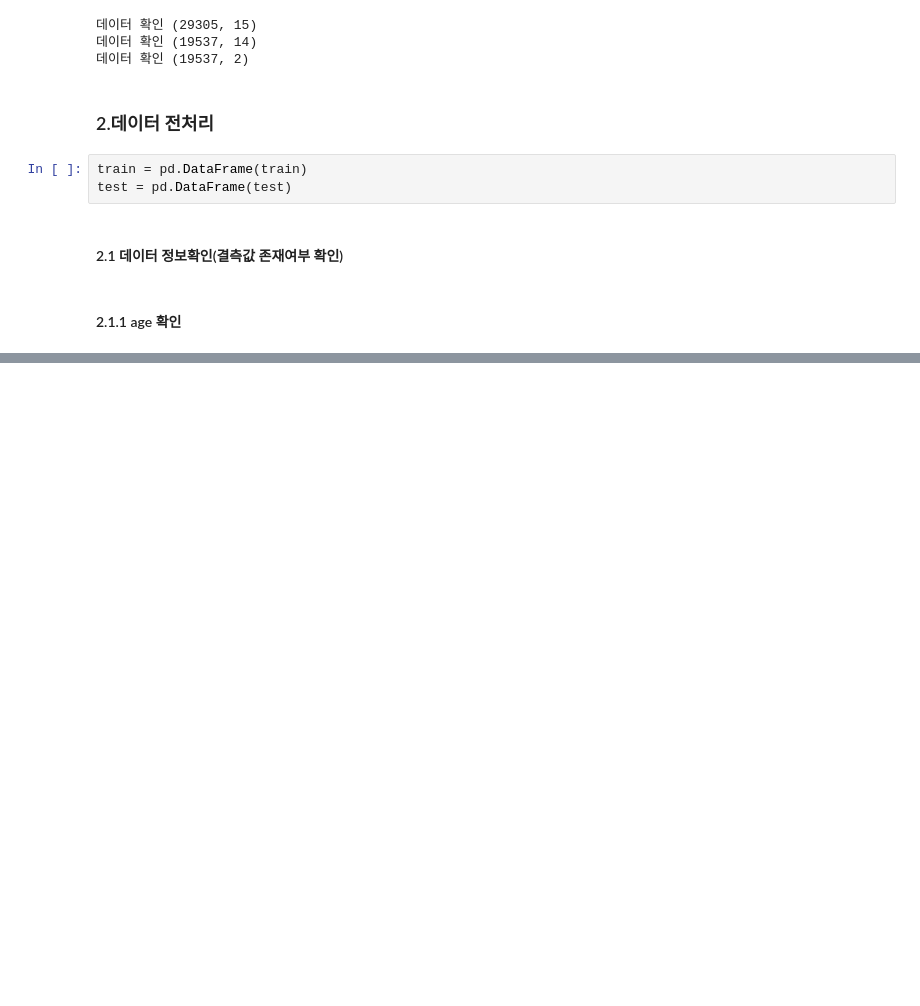
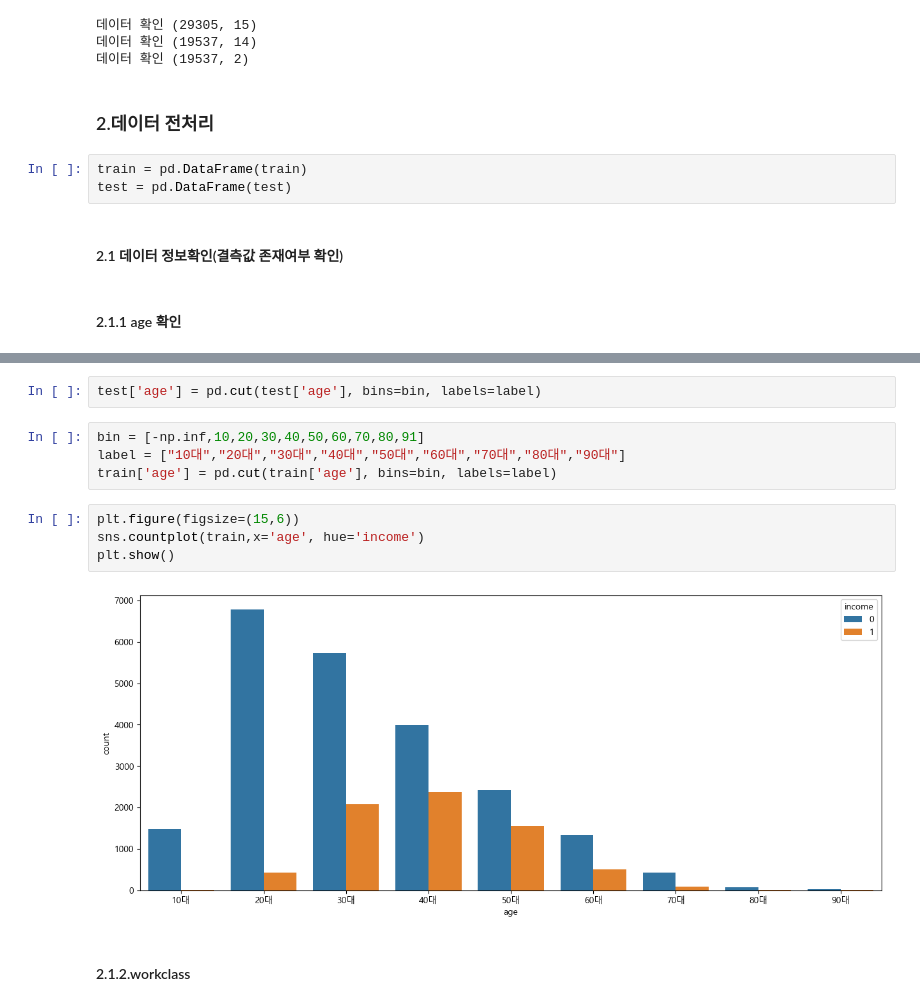
Before and after one commit to rlgus3351/Machine_Learning, a Jupyter notebook: kaggle/전처리/23_04_19.ipynb, the cells around one changed output, grey strips where cells are left out. Cells and saved outputs as stored; diff of their text form; blank space fills up the shorter version.

```diff
--- a/kaggle/전처리/23_04_19.ipynb
+++ b/kaggle/전처리/23_04_19.ipynb
@@ -30,0 +79,14 @@ test = pd.DataFrame(test)
+# %%
+test['age'] = pd.cut(test['age'], bins=bin, labels=label)
+# %%
+bin = [-np.inf,10,20,30,40,50,60,70,80,91]
+label = ["10대","20대","30대","40대","50대","60대","70대","80대","90대"]
+train['age'] = pd.cut(train['age'], bins=bin, labels=label)
+# %%
+plt.figure(figsize=(15,6))
+sns.countplot(train,x='age', hue='income')
+plt.show()
+# %% [output]
+[figure, added]
+# %% [markdown]
+#### 2.1.2.workclass
```
Also changed, not shown: parts of 24 cells of this notebook, 2 other files.
